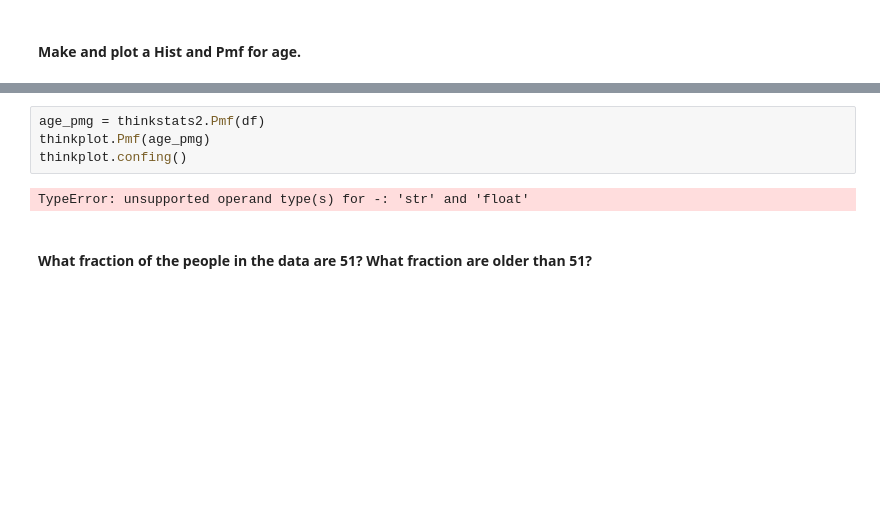
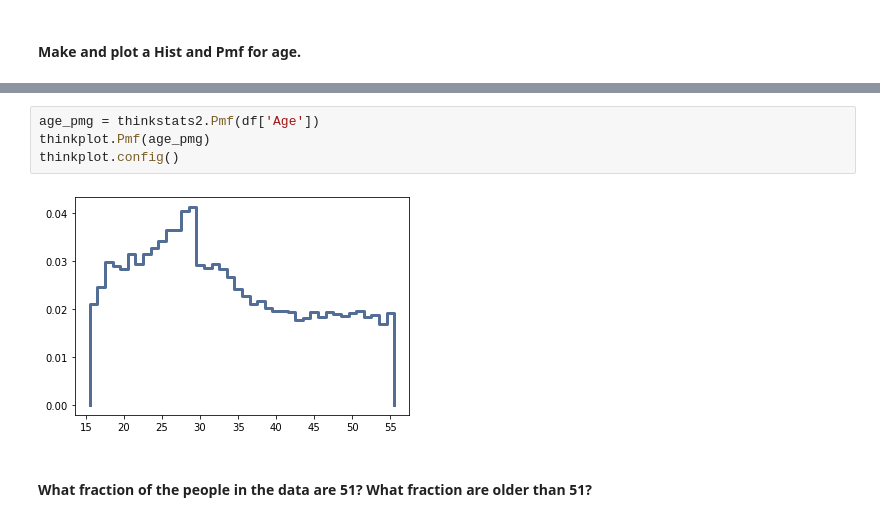
Before and after one commit to twelsah2011/BSIP_Assignment_1_Students, a Jupyter notebook: stats_asn_1_stud_temp.ipynb, the cells around one changed output, grey strips where cells are left out. Cells and saved outputs as stored; diff of their text form; blank space fills up the shorter version.

```diff
--- a/stats_asn_1_stud_temp.ipynb
+++ b/stats_asn_1_stud_temp.ipynb
@@ -85,9 +86,9 @@ Hist({18: 461, 21: 444, 19: 436, 20: 412, 28: 412, 25: 403, 24: 401, 26: 394, 23
 # %%
-age_pmg = thinkstats2.Pmf(df)
+age_pmg = thinkstats2.Pmf(df['Age'])
 thinkplot.Pmf(age_pmg)
-thinkplot.confing()
+thinkplot.config()
 # %% [output]
-TypeError: unsupported operand type(s) for -: 'str' and 'float'
+[figure, added]
 # %% [markdown]
 #### What fraction of the people in the data are 51? What fraction are older than 51?
 # %%
```
Also changed, not shown: parts of 3 cells of this notebook, 1 other file.
